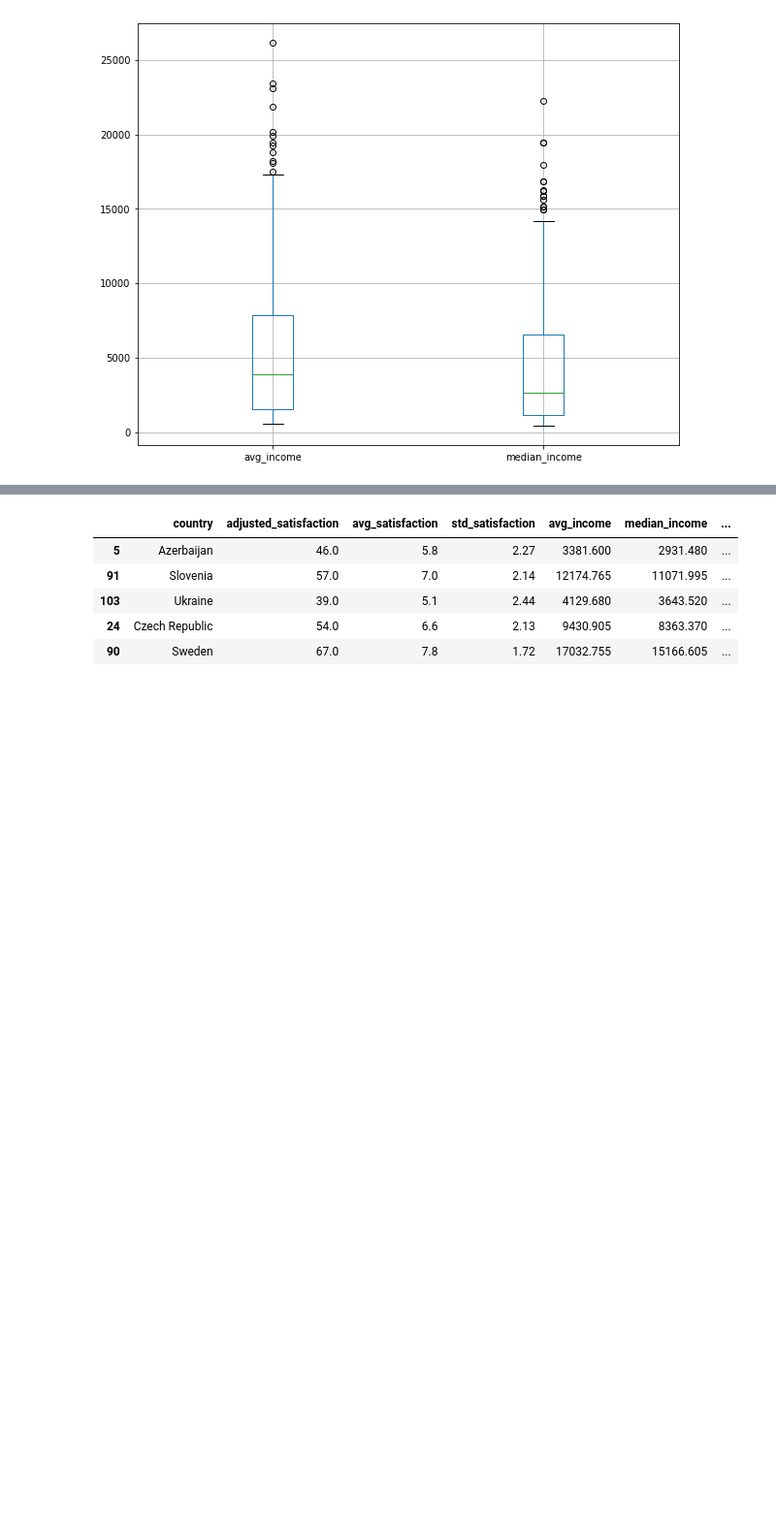
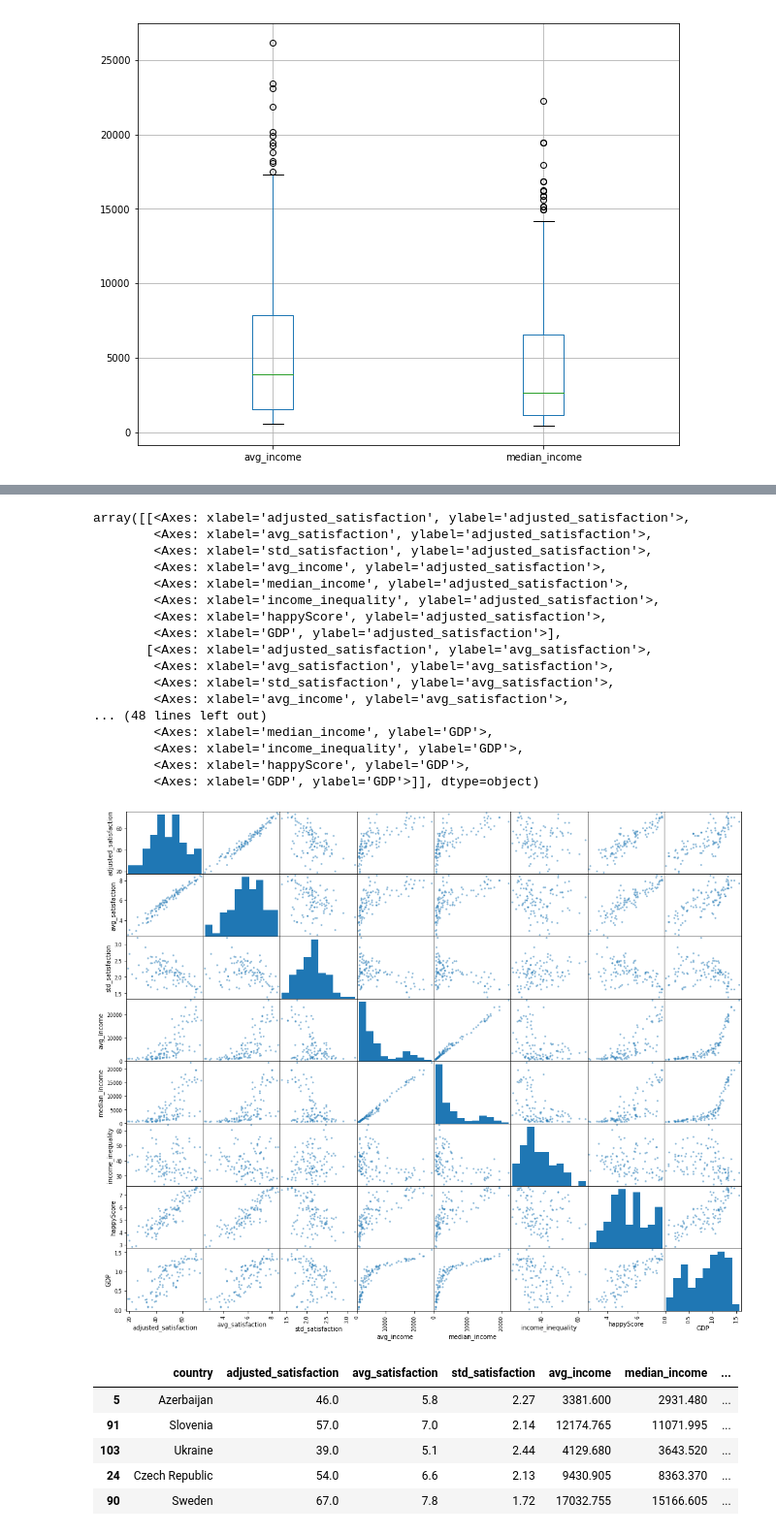
Before and after one commit to codelock54/Happiness-Rank-2015, a Jupyter notebook: Predicting Happy_Score.ipynb, the cells around one changed output, grey strips where cells are left out. Shown: that part at 97% size. Drawn from its saved outputs; the diff is of its cells as text; code cells hidden in the pictures; blank space fills up the shorter version.

```diff
--- a/Predicting Happy_Score.ipynb
+++ b/Predicting Happy_Score.ipynb
@@ -96,3 +108,25 @@ data.boxplot(grid=True, column=['avg_income', 'median_income'])
+# %%
+from pandas.plotting import scatter_matrix
+scatter_matrix(data, figsize=(18,15))
+# %% [output]
+array([[<Axes: xlabel='adjusted_satisfaction', ylabel='adjusted_satisfaction'>,
+        <Axes: xlabel='avg_satisfaction', ylabel='adjusted_satisfaction'>,
+        <Axes: xlabel='std_satisfaction', ylabel='adjusted_satisfaction'>,
+        <Axes: xlabel='avg_income', ylabel='adjusted_satisfaction'>,
+        <Axes: xlabel='median_income', ylabel='adjusted_satisfaction'>,
+        <Axes: xlabel='income_inequality', ylabel='adjusted_satisfaction'>,
+        <Axes: xlabel='happyScore', ylabel='adjusted_satisfaction'>,
+        <Axes: xlabel='GDP', ylabel='adjusted_satisfaction'>],
+       [<Axes: xlabel='adjusted_satisfaction', ylabel='avg_satisfaction'>,
+        <Axes: xlabel='avg_satisfaction', ylabel='avg_satisfaction'>,
+        <Axes: xlabel='std_satisfaction', ylabel='avg_satisfaction'>,
+        <Axes: xlabel='avg_income', ylabel='avg_satisfaction'>,
+... (48 lines left out)
+        <Axes: xlabel='median_income', ylabel='GDP'>,
+        <Axes: xlabel='income_inequality', ylabel='GDP'>,
+        <Axes: xlabel='happyScore', ylabel='GDP'>,
+        <Axes: xlabel='GDP', ylabel='GDP'>]], dtype=object)
+[figure, added]
 # %%
 data.sort_values('income_inequality',inplace=True)
 data.head()
```
Also changed, not shown: parts of 9 cells of this notebook.
